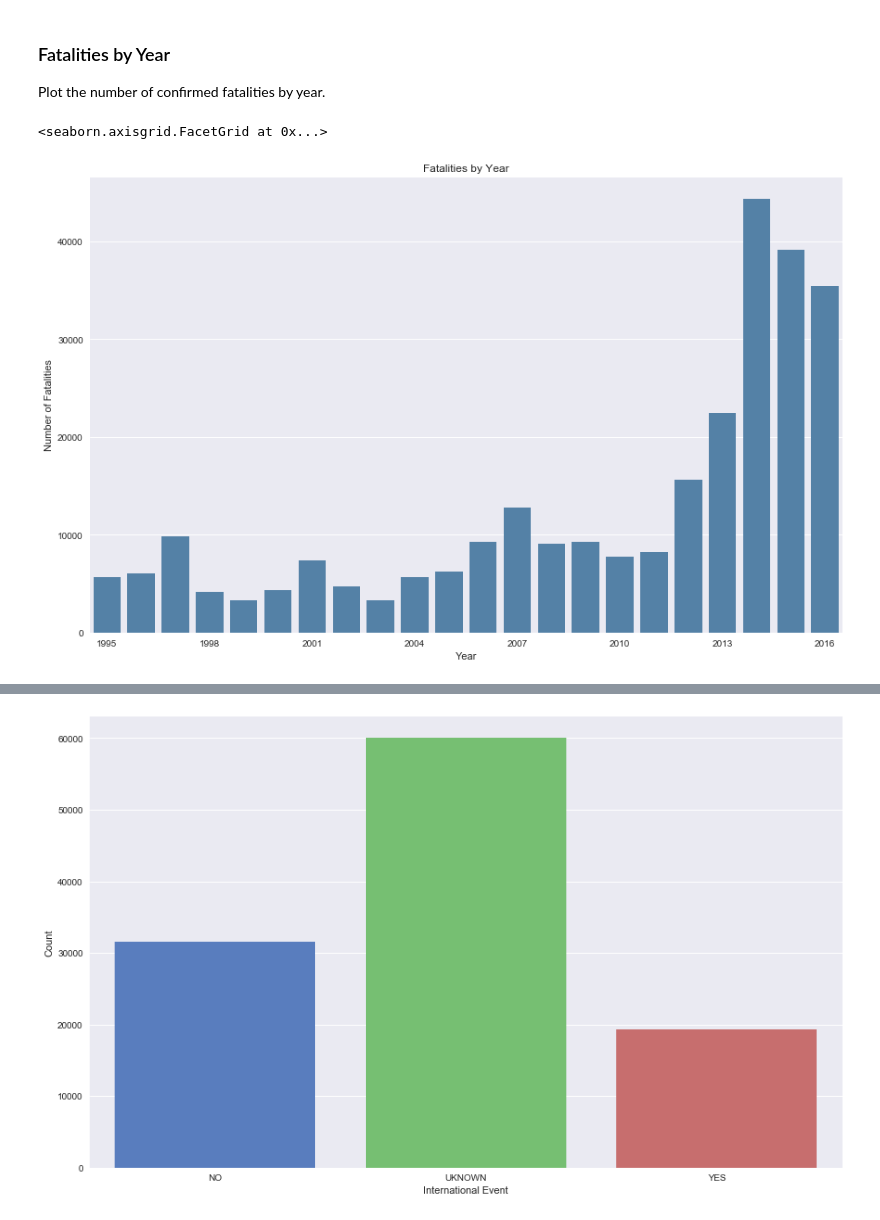
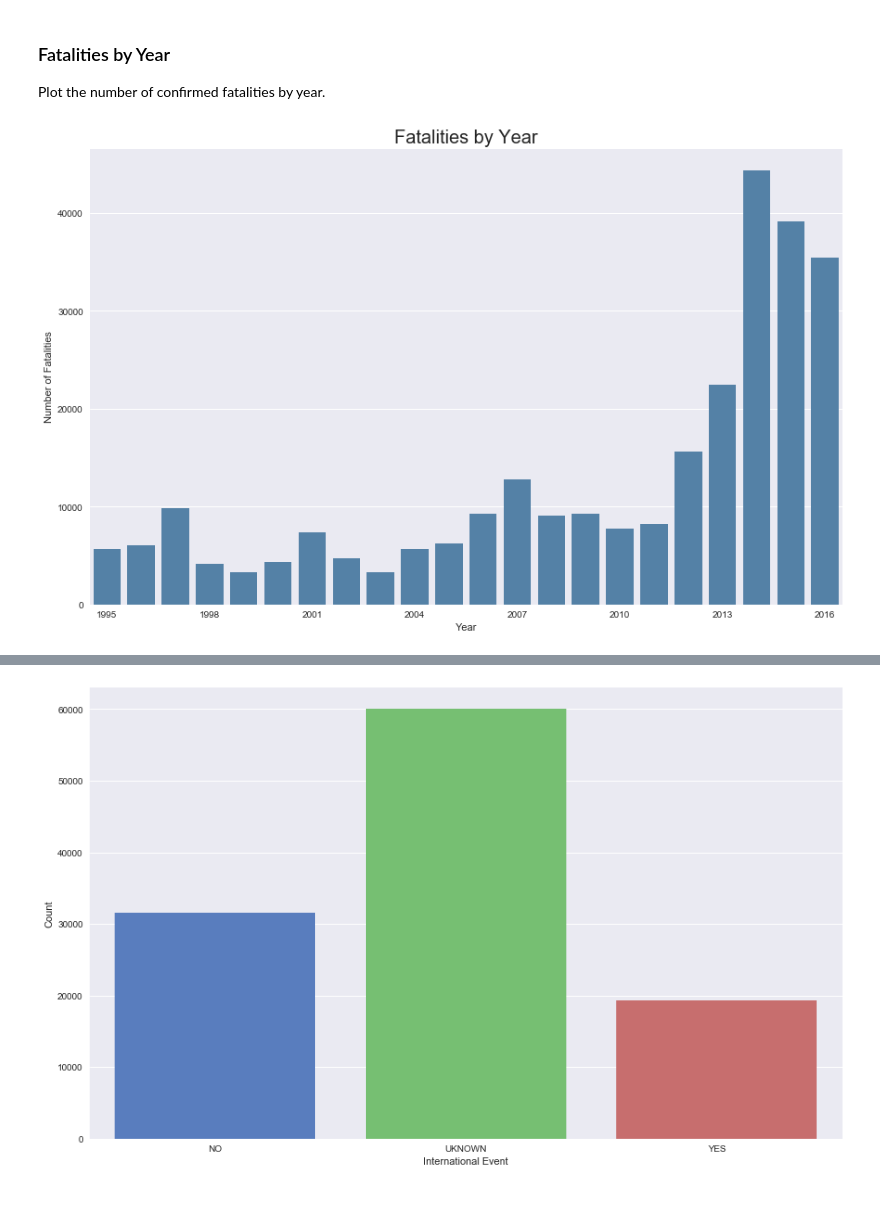
Before and after one commit to tcskowronek/predicting-terrorist-attacks, a Jupyter notebook: src/02-Exploratory-Data-Analysis.ipynb, the cells around one changed output, grey strips where cells are left out. Saved outputs shown, nothing was run; the diff lists cells and outputs as text; code cells hidden in the pictures.

```diff
--- a/src/02-Exploratory-Data-Analysis.ipynb
+++ b/src/02-Exploratory-Data-Analysis.ipynb
@@ -313,17 +312,16 @@ Plot the number of confirmed fatalities by year.
 # %%
 # Make a range of years to show categories with no observations
 years = np.arange(1995, 2017)
 
 df1 = gtd_clean[['iyear', 'nkill']]
 gp1 = df1.groupby(['iyear'], as_index = False).sum()
 
 # Draw a count plot to show the number of attacks each year
 plt1 = sns.factorplot(x = 'iyear', y = 'nkill', data=gp1, kind = 'bar', color='steelblue', size=7.6, aspect=1.618)
 plt1.set_xticklabels(step=3)
-_ = plt.title('Fatalities by Year')
+_ = plt.title('Fatalities by Year', fontsize=20)
 _ = plt.xlabel('Year')
 _ = plt.ylabel('Number of Fatalities')
-plt.show()
+plt.show();
 # %% [output]
-<seaborn.axisgrid.FacetGrid at 0x...>
-[figure, old version]
+[figure, new version]
```
Also changed, not shown: parts of 4 cells of this notebook.
